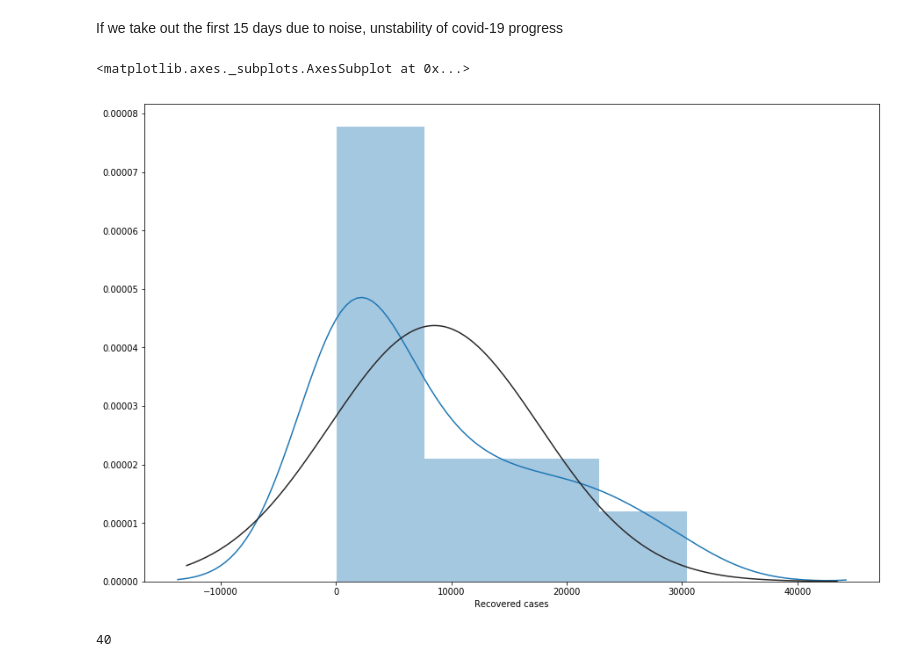
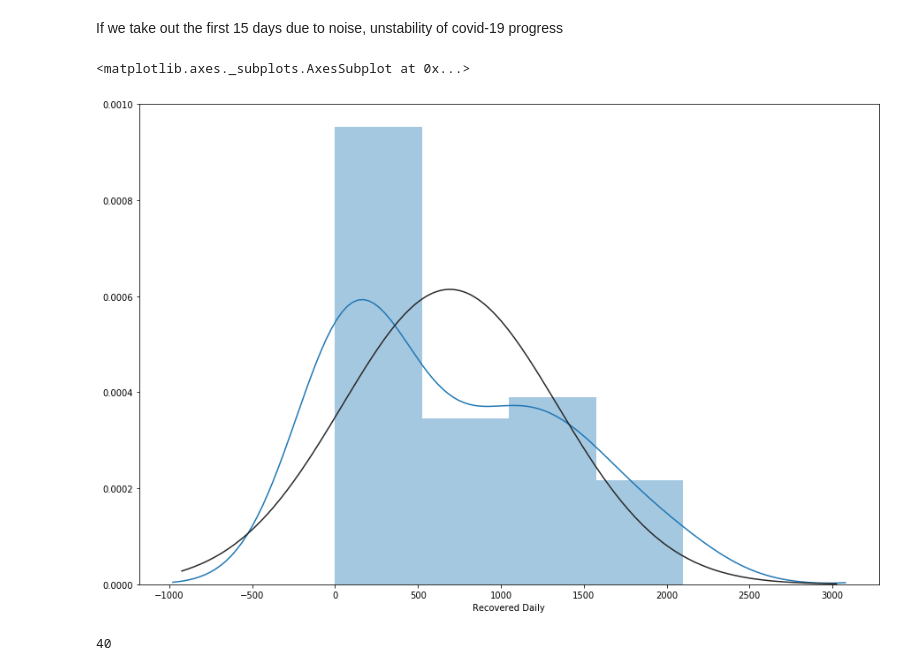
Before and after one commit to jeannechaverot/CovidForecasting, a Jupyter notebook: Find_parameters.ipynb, the cells around one changed output. Saved outputs shown, nothing was run; the diff lists cells and outputs as text; code cells hidden in the pictures.

```diff
--- a/Find_parameters.ipynb
+++ b/Find_parameters.ipynb
@@ -82,0 +95,3 @@ data['Date'] = pd.to_datetime(data['Date'])
+# %%
+data = data.reset_index()
+data.tail()
@@ -83,5 +105,5 @@ data['Date'] = pd.to_datetime(data['Date'])
 # %%
-dataframe = pd.concat([data['Date'],data['Recovered cases'], data['Infected Cases'].shift(7),
+dataframe = pd.concat([data['Date'],data['Recovered Daily'], data['Infected Cases'].shift(7),
                    data['Infected Cases'].shift(8),data['Infected Cases'].shift(9),
                    data['Infected Cases'].shift(10),data['Infected Cases'].shift(11),
                    data['Infected Cases'].shift(12),data['Infected Cases'].shift(13),
@@ -93,7 +115,7 @@ dataframe = pd.concat([data['Date'],data['Recovered cases'], data['Infected Case
 To go on I think it would be better to have a larger data set
 # %%
 # create lagged dataset
-dataframe.columns = ['Date', 'Recovered cases', 'Infected cases t-7','Infected cases t-8','Infected cases t-9',
+dataframe.columns = ['Date', 'Recovered Daily', 'Infected cases t-7','Infected cases t-8','Infected cases t-9',
                     'Infected cases t-10','Infected cases t-11','Infected cases t-12','Infected cases t-13',
                     'Infected cases t-14','Infected cases t-15','Infected cases t-16','Infected cases t-17',
                     'Infected cases t-18','Infected cases t-19','Infected cases t-20','Infected cases t-21']
@@ -228,14 +147,14 @@ dataframe.loc[:,'Recovered cases'] = dataframe_new.loc[:,'Recovered cases'].appl
 # %%
-dataframe_new['Recovered cases'] = dataframe_new['Recovered cases'].apply(pd.to_numeric)
+dataframe_new['Recovered Daily'] = dataframe_new['Recovered Daily'].apply(pd.to_numeric)
 # %%
 from scipy.stats import norm
 
 plt.figure(figsize=(15,10))
 plt.tight_layout()
-seabornInstance.distplot(dataframe_new['Recovered cases'], fit=norm)
+seabornInstance.distplot(dataframe_new['Recovered Daily'], fit=norm)
 # %% [output]
 <matplotlib.axes._subplots.AxesSubplot at 0x...>
-[figure, old version]
+[figure, new version]
 # %%
 # split into train and test sets
 
```
Also changed, not shown: parts of 36 cells of this notebook.
